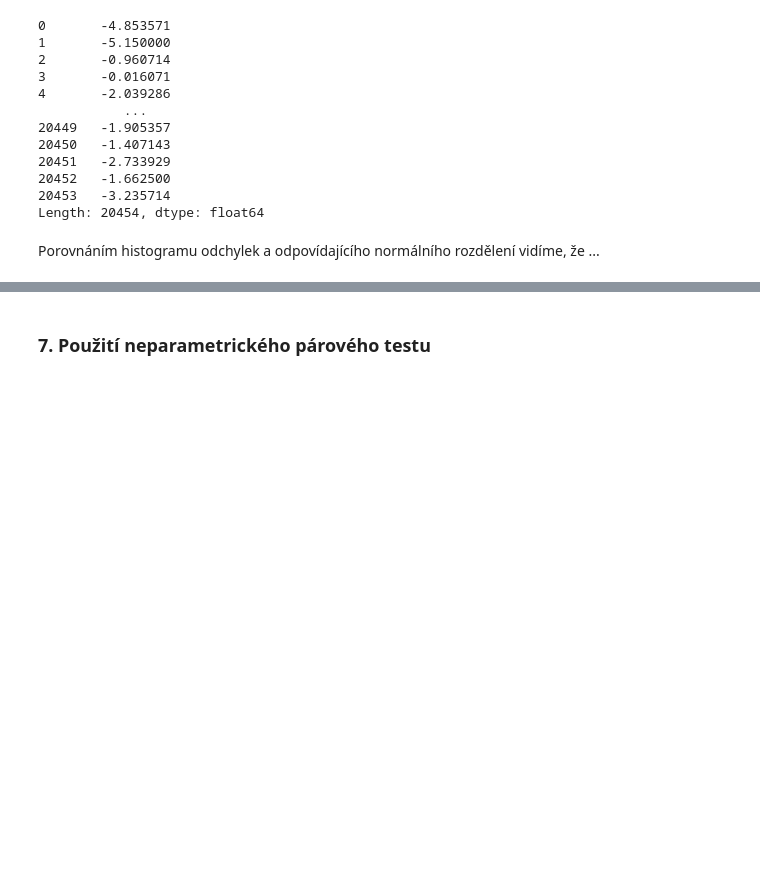
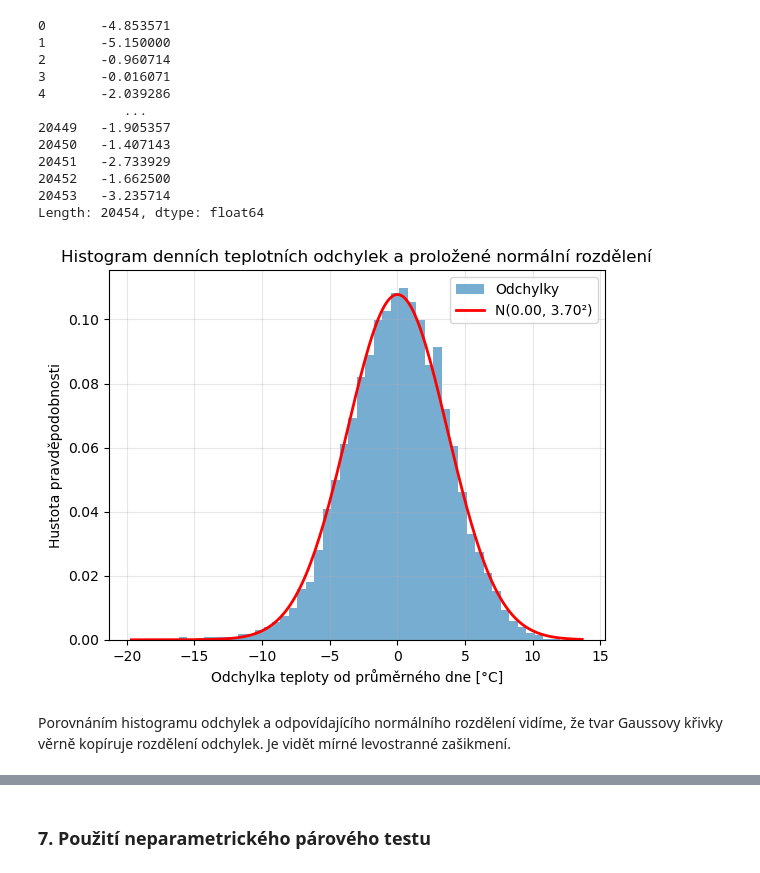
Before and after one commit to Psychol0gicl/dr_semestralni_prace, a Jupyter notebook: dr2026_2sem.ipynb, the cells around one changed output, grey strips where cells are left out. Cells and saved outputs as stored; diff of their text form; code cells hidden in the pictures; blank space fills up the shorter version.

```diff
--- a/dr2026_2sem.ipynb
+++ b/dr2026_2sem.ipynb
@@ -668,5 +669,25 @@ print(deviation)
 20452   -1.662500
 20453   -3.235714
 Length: 20454, dtype: float64
+# %%
+import numpy as np
+from scipy.stats import norm
+
+mean_dev = np.mean(deviation)
+std_dev = np.std(deviation)
+x = np.linspace(deviation.min()-1, deviation.max()+1, 200)
+pdf = norm.pdf(x, mean_dev, std_dev)
+
+plt.figure()
+plt.hist(deviation, bins=50, density=True, alpha=0.6, label="Odchylky")
+plt.plot(x, pdf, "r-", lw=2, label=f"N({mean_dev:.2f}, {std_dev:.2f}²)")
+plt.title("Histogram denních teplotních odchylek a proložené normální rozdělení")
+plt.xlabel("Odchylka teploty od průměrného dne [°C]")
+plt.ylabel("Hustota pravděpodobnosti")
+plt.legend()
+plt.grid(alpha=0.3)
+plt.show()
+# %% [output]
+[figure, added]
 # %% [markdown]
-Porovnáním histogramu odchylek a odpovídajícího normálního rozdělení vidíme, že ...
+Porovnáním histogramu odchylek a odpovídajícího normálního rozdělení vidíme, že tvar Gaussovy křivky věrně kopíruje rozdělení odchylek. Je vidět mírné levostranné zašikmení.
```
Also changed, not shown: parts of 17 cells of this notebook.
